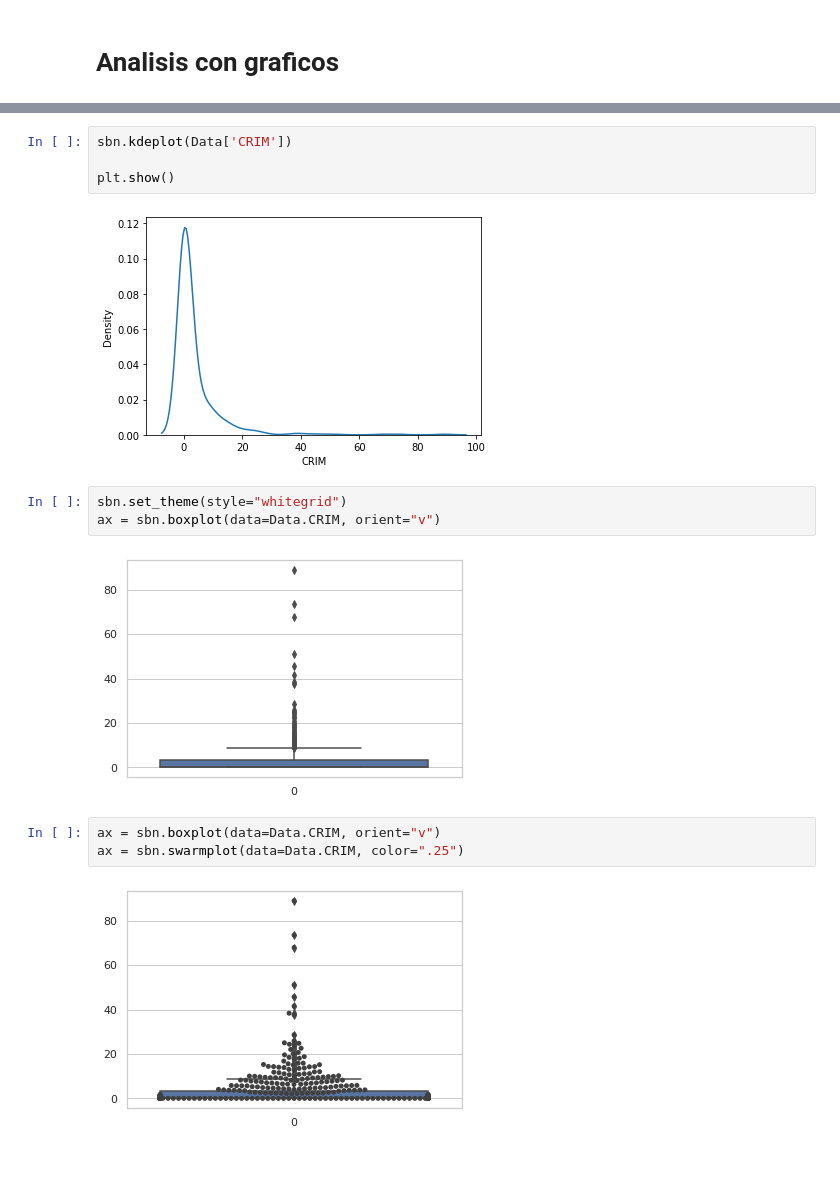
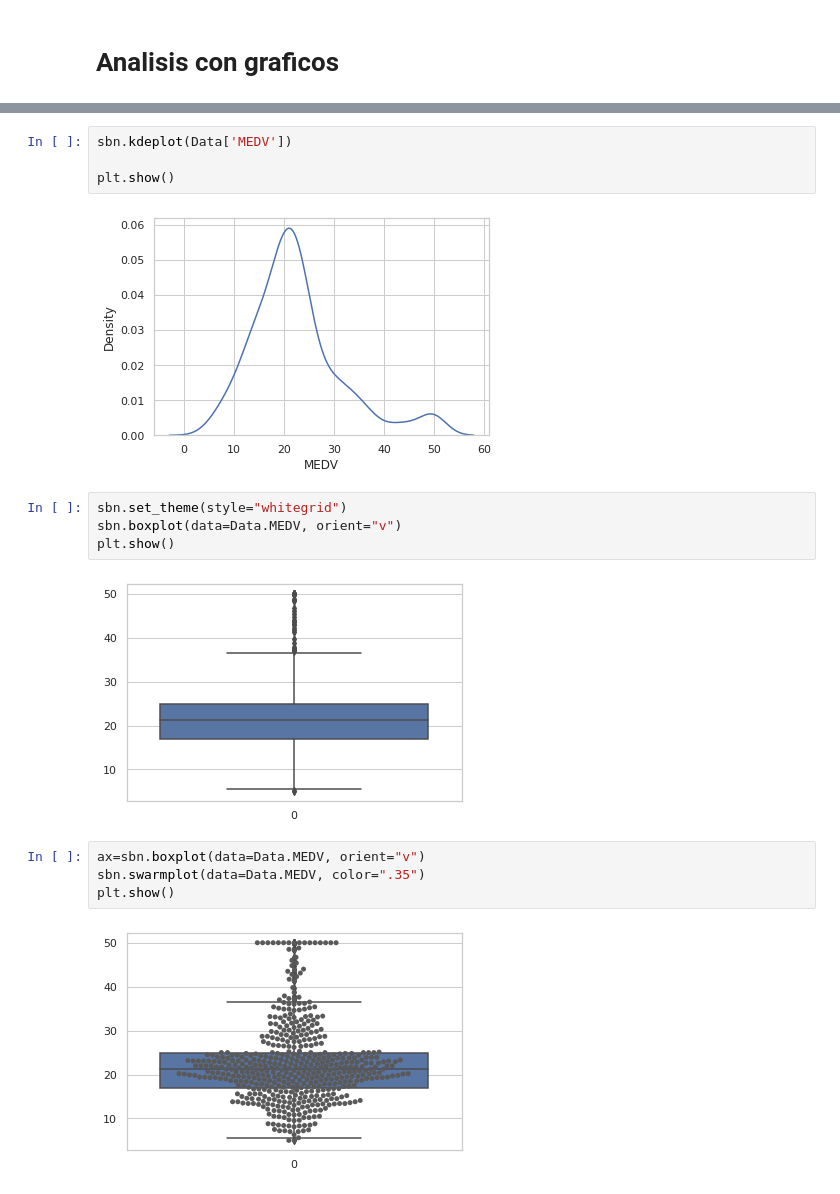
Before and after one commit to CristianVeloz0501/DMC, a Jupyter notebook: Housing_1.ipynb, the cells around one changed output, grey strips where cells are left out. Saved outputs shown, nothing was run; the diff lists cells and outputs as text; blank space fills up the shorter version.

```diff
--- a/Housing_1.ipynb
+++ b/Housing_1.ipynb
@@ -168,16 +178,18 @@ plt.show()
 # %%
-sbn.kdeplot(Data['CRIM'])
+sbn.kdeplot(Data['MEDV'])
 
 plt.show()
 # %% [output]
-[figure, old version]
+[figure, new version]
 # %%
 sbn.set_theme(style="whitegrid")
-ax = sbn.boxplot(data=Data.CRIM, orient="v")
+sbn.boxplot(data=Data.MEDV, orient="v")
+plt.show()
 # %% [output]
-[figure, old version]
+[figure, new version]
 # %%
-ax = sbn.boxplot(data=Data.CRIM, orient="v")
-ax = sbn.swarmplot(data=Data.CRIM, color=".25")
+ax=sbn.boxplot(data=Data.MEDV, orient="v")
+sbn.swarmplot(data=Data.MEDV, color=".35")
+plt.show()
 # %% [output]
-[figure, old version]
+[figure, new version]
```
Also changed, not shown: parts of 15 cells of this notebook.
